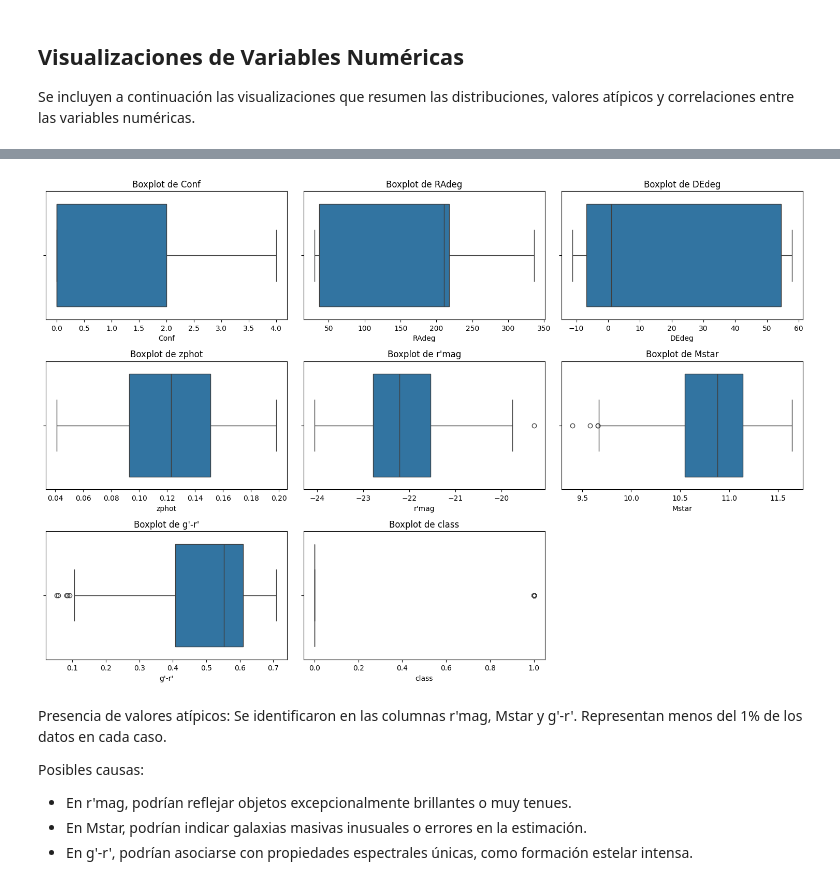
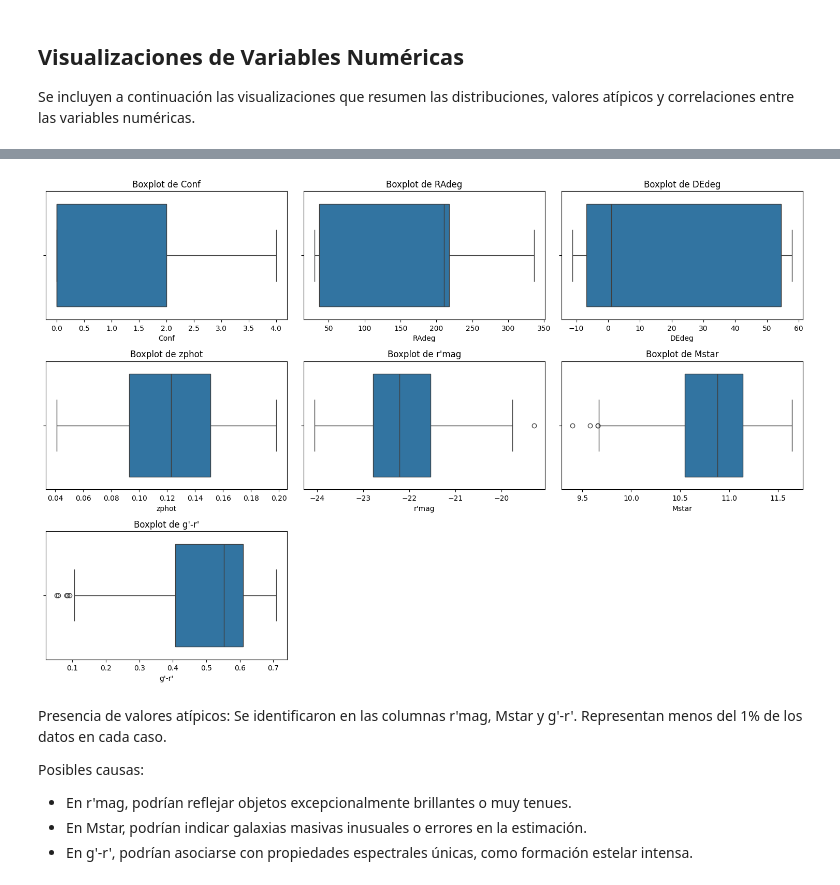
Before and after one commit to A01794892-tec-mx/galaxias, a Jupyter notebook: notebooks/EDA_Galaxias.ipynb, the cells around one changed output, grey strips where cells are left out. Saved outputs shown, nothing was run; the diff lists cells and outputs as text; code cells hidden in the pictures.

```diff
--- a/notebooks/EDA_Galaxias.ipynb
+++ b/notebooks/EDA_Galaxias.ipynb
@@ -59,5 +59,13 @@ data = pd.read_csv(CSV_PATH)
 
 data.drop(columns='Unnamed: 0', inplace=True)
 
+#Separando la columna Feat en columas bianrias individuales para cada atributo.
+unique_feats = set(";".join(data['Feat']).split(";")) - {"-"}
+for feat in unique_feats:
+    data[feat] = data['Feat'].apply(lambda x: 1 if feat in x else 0)
+
+# Drop the original 'Feat' column
+data = data.drop(columns=['Feat'])
+
 data.head()
 # %% [output]
@@ -141,14 +157,18 @@ Por ejemplo:
 # %%
+bin_vars=['class','A','L','S','H','M', 'F']
+
+cont_vars =  [ col for col in numeric_columns if col not in bin_vars]
+
 # Boxplots de variables numéricas
 plt.figure(figsize=(15, 10))
-for i, column in enumerate(numeric_columns):
+for i, column in enumerate(cont_vars):
     plt.subplot(3, 3, i + 1)
     sns.boxplot(data=data, x=column)
     plt.title(f'Boxplot de {column}')
 plt.tight_layout()
 plt.show()
 # %% [output]
-[figure, old version]
+[figure, new version]
 # %% [markdown]
 Presencia de valores atípicos: Se identificaron en las columnas r'mag, Mstar y g'-r'. Representan menos del 1% de los datos en cada caso.
 
```
Also changed, not shown: parts of 24 cells of this notebook.
